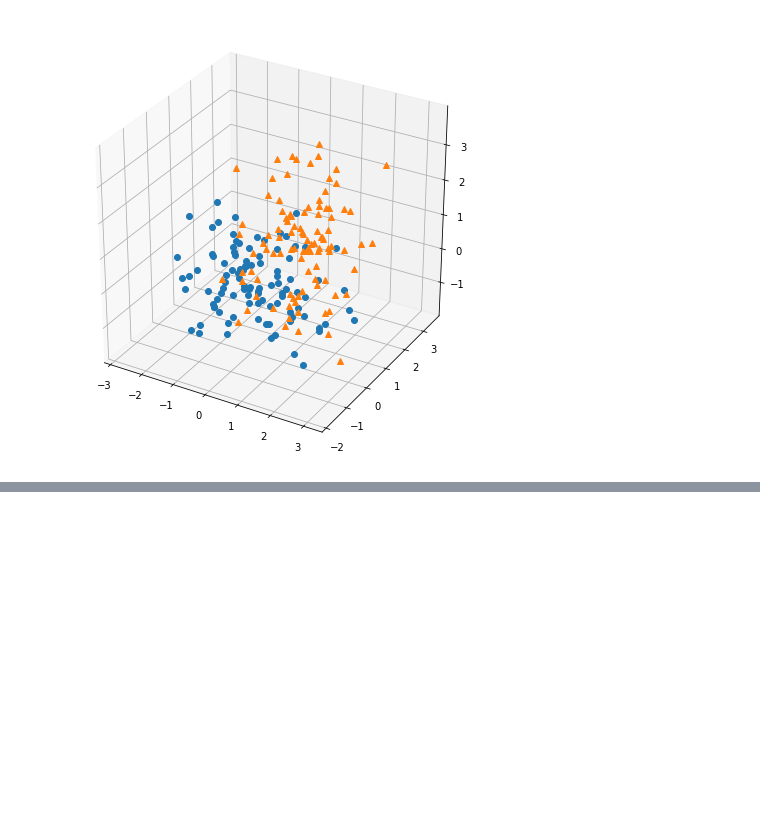
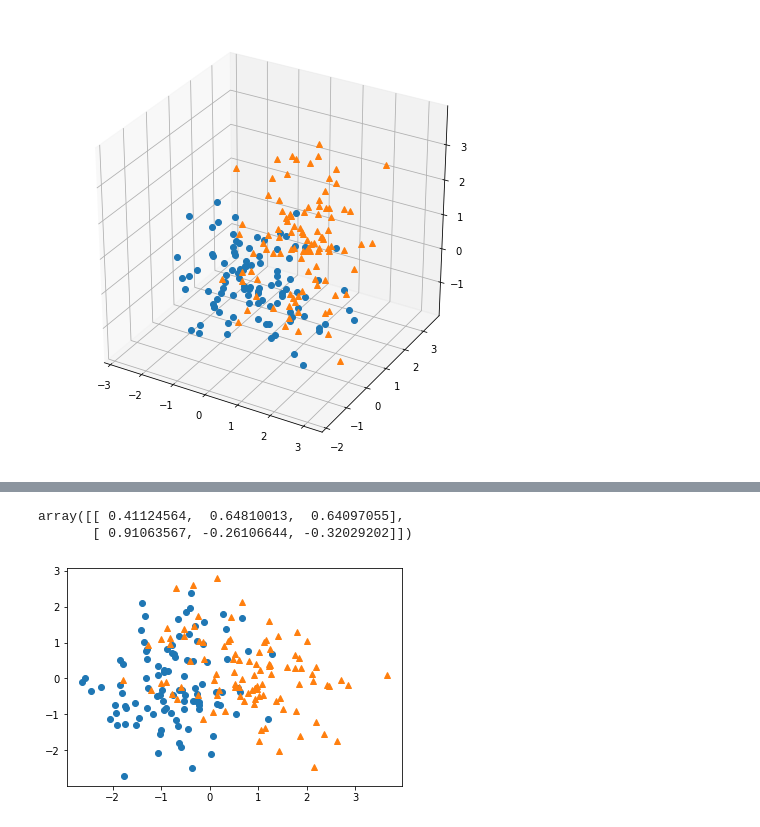
Before and after one commit to itisaby/PCA, a Jupyter notebook: PCA 3D.ipynb, the cells around one changed output, grey strips where cells are left out. Drawn from its saved outputs; the diff is of its cells as text; code cells hidden in the pictures; blank space fills up the shorter version.

```diff
--- a/PCA 3D.ipynb
+++ b/PCA 3D.ipynb
@@ -23,3 +23,6 @@ ax.plot(class2[:, 0], class2[:, 1], class2[:, 2], '^')
 plt.show()
 # %% [output]
 [figure]
+# %%
+all_data = np.concatenate((class1, class2))
+all_data
@@ -25,0 +47,4 @@ plt.show()
+# %%
+pca = PCA(n_components = 2)
+transformed_data = pca.fit_transform(all_data)
+transformed_data
@@ -25,0 +69,11 @@ plt.show()
+# %%
+pca.components_
+# %% [output]
+array([[ 0.41124564,  0.64810013,  0.64097055],
+       [ 0.91063567, -0.26106644, -0.32029202]])
+# %%
+plt.plot(transformed_data[0:100,0],transformed_data[0:100,1],"o")
+plt.plot(transformed_data[100:200,0],transformed_data[100:200,1],"^")
+plt.show()
+# %% [output]
+[figure, added]
```
Also changed, not shown: parts of 3 cells of this notebook.
